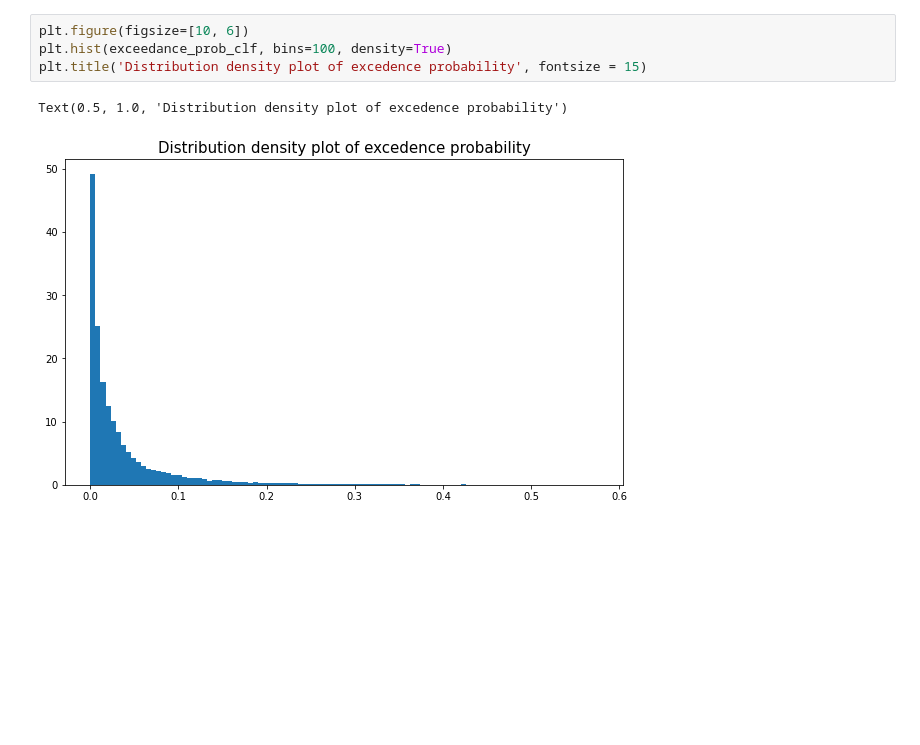
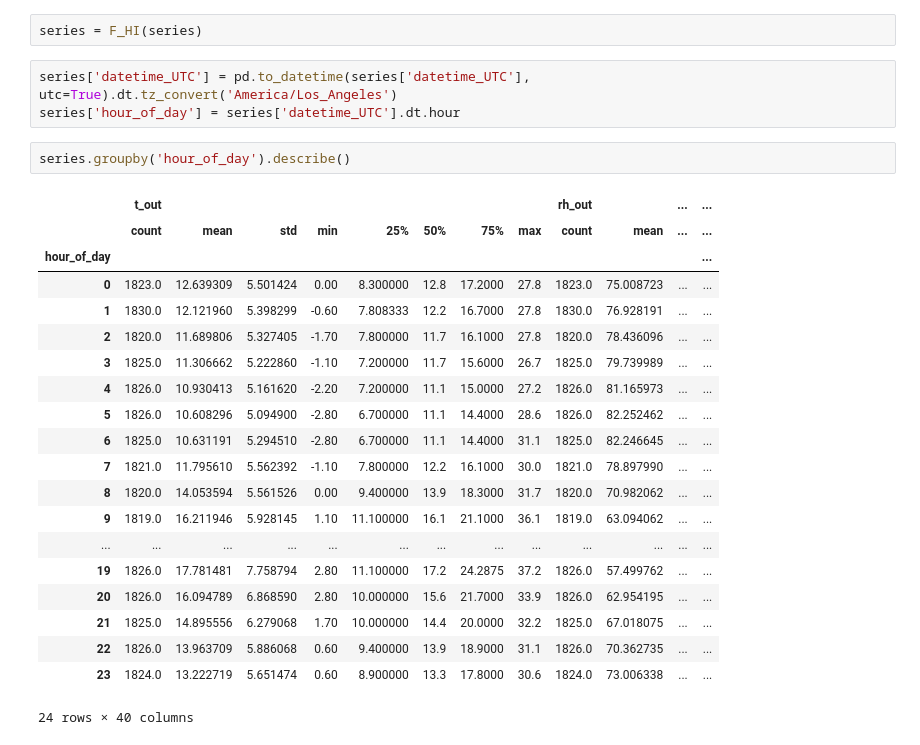
Before and after one commit to eric-shchiu/Building-energy-curtailment-simulation-in-demand-response-event-with-EV-charging, a Jupyter notebook: DR_Probability.ipynb, the cells around one changed output. Cells and saved outputs as stored; diff of their text form; blank space fills up the shorter version.

Commit message:
Modified DR Probability calculation

```diff
--- a/DR_Probability.ipynb
+++ b/DR_Probability.ipynb
@@ -128,7 +48,28 @@ Text(0, 0.5, 'Probability')
-# %%
-plt.figure(figsize=[10, 6])
-plt.hist(exceedance_prob_clf, bins=100, density=True)
-plt.title('Distribution density plot of excedence probability', fontsize = 15)
-# %% [output]
-Text(0.5, 1.0, 'Distribution density plot of excedence probability')
-[figure, removed]
+# %%
+series = F_HI(series)
+# %%
+series['datetime_UTC'] = pd.to_datetime(series['datetime_UTC'], utc=True).dt.tz_convert('America/Los_Angeles')
+series['hour_of_day'] = series['datetime_UTC'].dt.hour
+# %%
+series.groupby('hour_of_day').describe()
+# %% [output]
+|  | t_out |  |  |  |  |  |  |  | rh_out |  | ... | ... |
+|  | count | mean | std | min | 25% | 50% | 75% | max | count | mean | ... | ... |
+| hour_of_day |  |  |  |  |  |  |  |  |  |  |  | ... |
+| 0 | 1823.0 | 12.639309 | 5.501424 | 0.00 | 8.300000 | 12.8 | 17.2000 | 27.8 | 1823.0 | 75.008723 | ... | ... |
+| 1 | 1830.0 | 12.121960 | 5.398299 | -0.60 | 7.808333 | 12.2 | 16.7000 | 27.8 | 1830.0 | 76.928191 | ... | ... |
+| 2 | 1820.0 | 11.689806 | 5.327405 | -1.70 | 7.800000 | 11.7 | 16.1000 | 27.8 | 1820.0 | 78.436096 | ... | ... |
+| 3 | 1825.0 | 11.306662 | 5.222860 | -1.10 | 7.200000 | 11.7 | 15.6000 | 26.7 | 1825.0 | 79.739989 | ... | ... |
+| 4 | 1826.0 | 10.930413 | 5.161620 | -2.20 | 7.200000 | 11.1 | 15.0000 | 27.2 | 1826.0 | 81.165973 | ... | ... |
+| 5 | 1826.0 | 10.608296 | 5.094900 | -2.80 | 6.700000 | 11.1 | 14.4000 | 28.6 | 1826.0 | 82.252462 | ... | ... |
+| 6 | 1825.0 | 10.631191 | 5.294510 | -2.80 | 6.700000 | 11.1 | 14.4000 | 31.1 | 1825.0 | 82.246645 | ... | ... |
+| 7 | 1821.0 | 11.795610 | 5.562392 | -1.10 | 7.800000 | 12.2 | 16.1000 | 30.0 | 1821.0 | 78.897990 | ... | ... |
+| 8 | 1820.0 | 14.053594 | 5.561526 | 0.00 | 9.400000 | 13.9 | 18.3000 | 31.7 | 1820.0 | 70.982062 | ... | ... |
+| 9 | 1819.0 | 16.211946 | 5.928145 | 1.10 | 11.100000 | 16.1 | 21.1000 | 36.1 | 1819.0 | 63.094062 | ... | ... |
+| ... | ... | ... | ... | ... | ... | ... | ... | ... | ... | ... | ... | ... |
+| 19 | 1826.0 | 17.781481 | 7.758794 | 2.80 | 11.100000 | 17.2 | 24.2875 | 37.2 | 1826.0 | 57.499762 | ... | ... |
+| 20 | 1826.0 | 16.094789 | 6.868590 | 2.80 | 10.000000 | 15.6 | 21.7000 | 33.9 | 1826.0 | 62.954195 | ... | ... |
+| 21 | 1825.0 | 14.895556 | 6.279068 | 1.70 | 10.000000 | 14.4 | 20.0000 | 32.2 | 1825.0 | 67.018075 | ... | ... |
+| 22 | 1826.0 | 13.963709 | 5.886068 | 0.60 | 9.400000 | 13.9 | 18.9000 | 31.1 | 1826.0 | 70.362735 | ... | ... |
+| 23 | 1824.0 | 13.222719 | 5.651474 | 0.60 | 8.900000 | 13.3 | 17.8000 | 30.6 | 1824.0 | 73.006338 | ... | ... |
+24 rows × 40 columns
```
Also changed, not shown: parts of 22 cells of this notebook, 1 other file.
